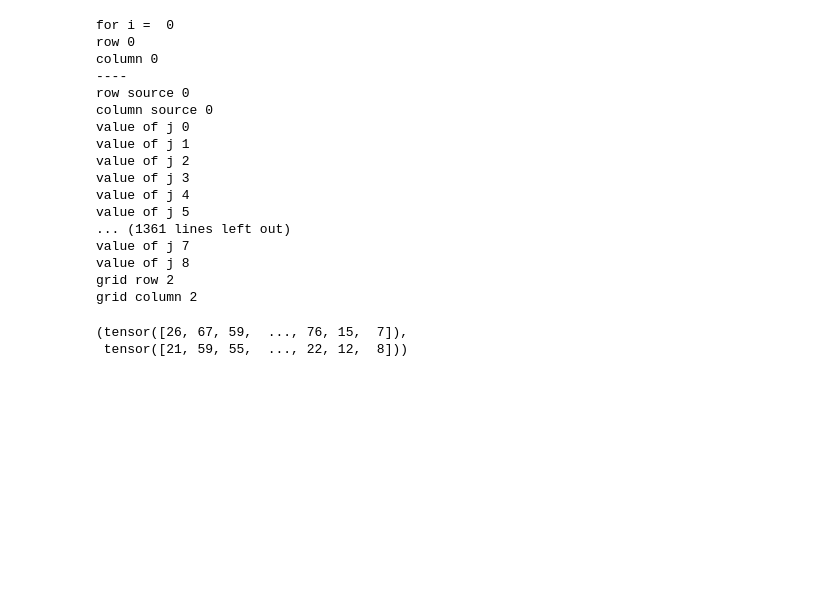
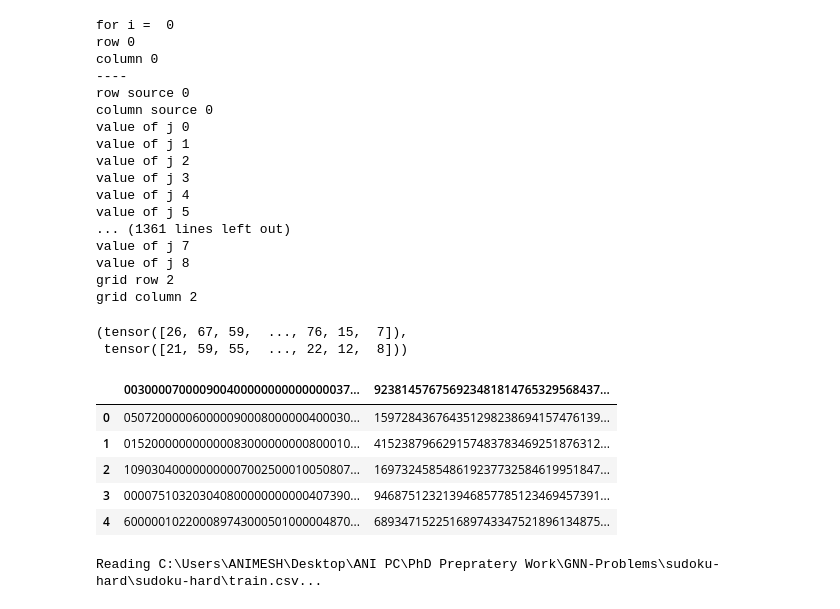
Before and after one commit to ainimesh/GNN-Problems, a Jupyter notebook: Solving Sudoku/rrn_sudoku.ipynb, the cells around one changed output. Cells and saved outputs as stored; diff of their text form; code cells hidden in the pictures; blank space fills up the shorter version.

```diff
--- a/Solving Sudoku/rrn_sudoku.ipynb
+++ b/Solving Sudoku/rrn_sudoku.ipynb
@@ -143,3 +143,25 @@ g.edges()
 # %% [output]
 (tensor([26, 67, 59,  ..., 76, 15,  7]),
  tensor([21, 59, 55,  ..., 22, 12,  8]))
+# %%
+# Loading the data and examin
+
+df = pd.read_csv(r'C:\Users\ANIMESH\Desktop\ANI PC\PhD Prepratery Work\GNN-Problems\sudoku-hard\sudoku-hard\train.csv')
+df.head()
+# %% [output]
+|  | 003000070000900400000000000000037... | 923814576756923481814765329568437... |
+| 0 | 050720000060000090008000000400030... | 159728436764351298238694157476139... |
+| 1 | 015200000000000083000000000800010... | 415238796629157483783469251876312... |
+| 2 | 109030400000000007002500010050807... | 169732458548619237732584619951847... |
+| 3 | 000075103203040800000000000407390... | 946875123213946857785123469457391... |
+| 4 | 600000102200089743000501000004870... | 689347152251689743347521896134875... |
+# %%
+def read_csv(fname):
+        print("Reading %s..." % fname)
+        with open(fname) as f:
+            reader = csv.reader(f, delimiter=',')
+            return [(q, a) for q, a in reader]
+
+data = read_csv(r'C:\Users\ANIMESH\Desktop\ANI PC\PhD Prepratery Work\GNN-Problems\sudoku-hard\sudoku-hard\train.csv')
+# %% [output]
+Reading C:\Users\ANIMESH\Desktop\ANI PC\PhD Prepratery Work\GNN-Problems\sudoku-hard\sudoku-hard\train.csv...
```
Also changed, not shown: parts of 6 cells of this notebook.
